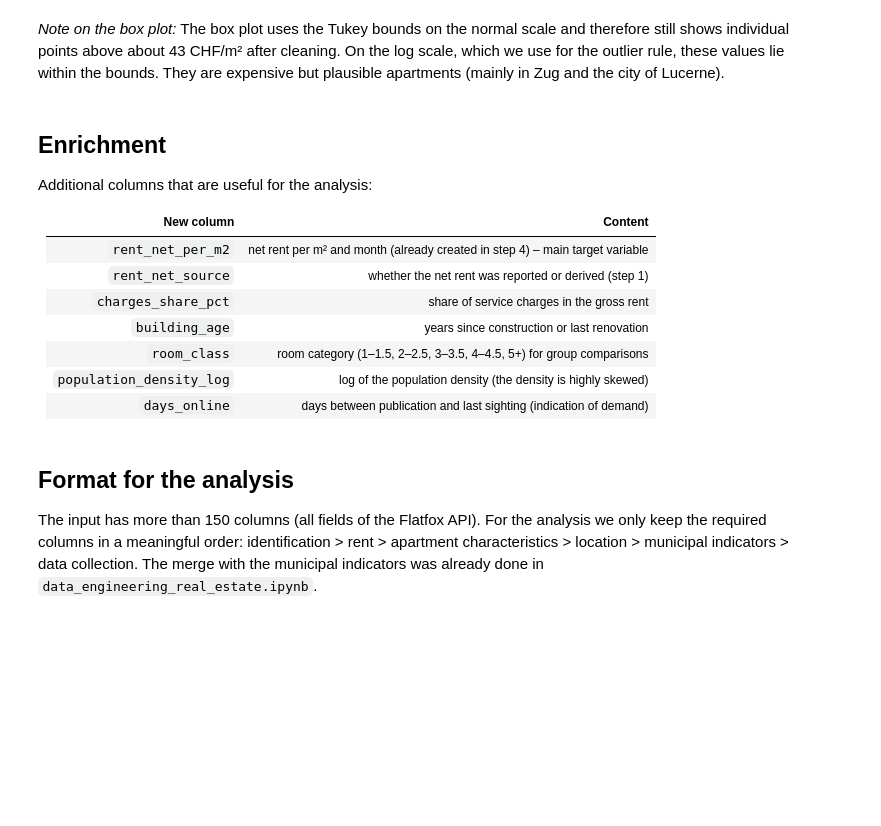
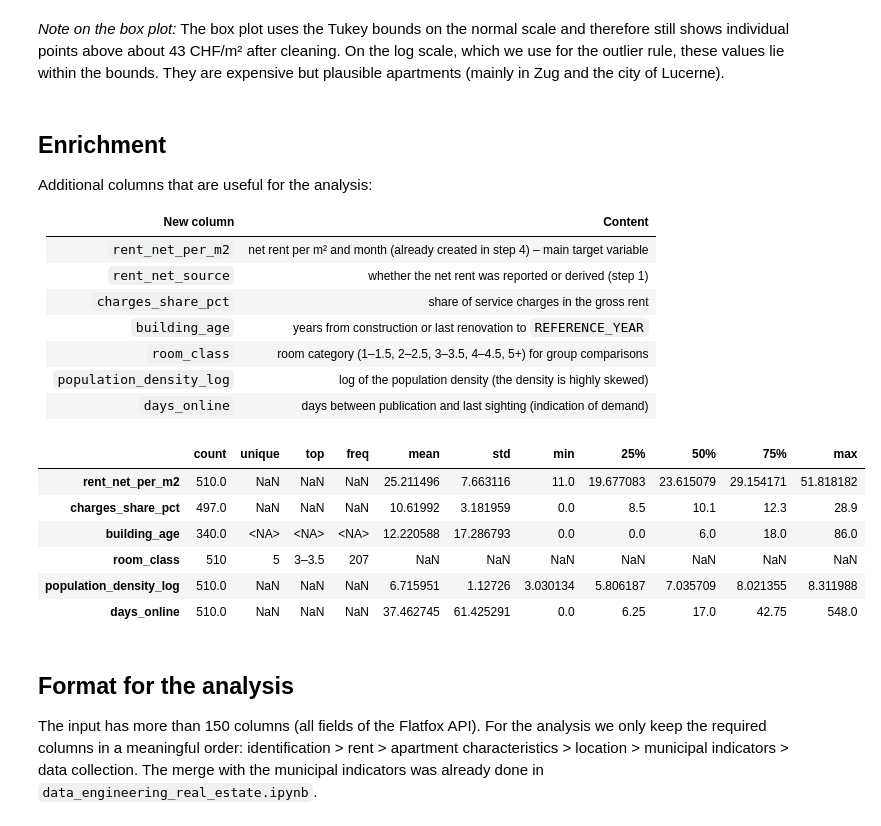
Before and after one commit to ruefeenr/CIP_HS26_204, a Jupyter notebook: scripts/data_cleaning_rentals.ipynb, the cells around one changed output. Saved outputs shown, nothing was run; the diff lists cells and outputs as text; code cells hidden in the pictures; blank space fills up the shorter version.

Commit message:
REFERENCE_YEAR statt fester Jahreszahlen; GeoPackage automatisch finden, Version und SHA-256 dokumentiert

```diff
--- a/scripts/data_cleaning_rentals.ipynb
+++ b/scripts/data_cleaning_rentals.ipynb
@@ -38,4 +38,7 @@ CENTRAL_CANTONS = ["LU", "UR", "SZ", "OW", "NW", "ZG"]
 plt.rcParams.update({"axes.spines.top": False, "axes.spines.right": False})
 
 raw = pd.read_csv(INPUT_FILE, low_memory=False)
-print(f"Loaded: {len(raw)} listings, {raw.shape[1]} columns")
+# Reference year for the building age and the plausible year built: end of the data collection.
+REFERENCE_YEAR = pd.to_datetime(raw["last_seen_at"], utc=True).dt.year.max()
+
+print(f"Loaded: {len(raw)} listings, {raw.shape[1]} columns, reference year {REFERENCE_YEAR}")
@@ -226,7 +344,7 @@ df = exclude(df, (df["rent_net"] <= 0) | (df["rent_charges"] >= df["rent_net"]),
 df = exclude(df, ~df["number_of_rooms"].between(1, 10), "3 Value ranges", "number of rooms outside 1–10")
 
 bad_floor = ~df["floor"].between(-1, 30) & df["floor"].notna()
-bad_year = ~df["year_built"].between(1500, 2027) & df["year_built"].notna()
+bad_year = ~df["year_built"].between(1500, REFERENCE_YEAR + 1) & df["year_built"].notna()
 print(f"Floor set to missing: {bad_floor.sum()} (values: {sorted(df.loc[bad_floor, 'floor'].tolist())})")
 print(f"Year built set to missing: {bad_year.sum()}")
 df.loc[bad_floor, "floor"] = pd.NA
@@ -279,25 +427,33 @@ Additional columns that are useful for the analysis:
 | `rent_net_per_m2` | net rent per m² and month (already created in step 4) – main target variable |
 | `rent_net_source` | whether the net rent was reported or derived (step 1) |
 | `charges_share_pct` | share of service charges in the gross rent |
-| `building_age` | years since construction or last renovation |
+| `building_age` | years from construction or last renovation to `REFERENCE_YEAR` |
 | `room_class` | room category (1–1.5, 2–2.5, 3–3.5, 4–4.5, 5+) for group comparisons |
 | `population_density_log` | log of the population density (the density is highly skewed) |
 | `days_online` | days between publication and last sighting (indication of demand) |
 # %%
 rent_gross_full = df["rent_gross"].fillna(df["rent_net"] + df["rent_charges"])
 df["charges_share_pct"] = (df["rent_charges"] / rent_gross_full * 100).round(1)
 
 last_year = df[["year_built", "year_renovated"]].max(axis=1)
-df["building_age"] = (2026 - last_year).clip(lower=0).astype("Int64")
+df["building_age"] = (REFERENCE_YEAR - last_year).clip(lower=0).astype("Int64")
 
 df["room_class"] = pd.cut(df["number_of_rooms"], bins=[0, 1.5, 2.5, 3.5, 4.5, 11],
                           labels=["1–1.5", "2–2.5", "3–3.5", "4–4.5", "5+"])
 
 df["population_density_log"] = np.log(df["population_density_productive"])
 
 df["days_online"] = (df["last_seen_at"] - df["published"]).dt.days
 
 df[["rent_net_per_m2", "charges_share_pct", "building_age", "room_class", "population_density_log", "days_online"]].describe(include="all").T
+# %% [output]
+|  | count | unique | top | freq | mean | std | min | 25% | 50% | 75% | max |
+| rent_net_per_m2 | 510.0 | NaN | NaN | NaN | 25.211496 | 7.663116 | 11.0 | 19.677083 | 23.615079 | 29.154171 | 51.818182 |
+| charges_share_pct | 497.0 | NaN | NaN | NaN | 10.61992 | 3.181959 | 0.0 | 8.5 | 10.1 | 12.3 | 28.9 |
+| building_age | 340.0 | <NA> | <NA> | <NA> | 12.220588 | 17.286793 | 0.0 | 0.0 | 6.0 | 18.0 | 86.0 |
+| room_class | 510 | 5 | 3–3.5 | 207 | NaN | NaN | NaN | NaN | NaN | NaN | NaN |
+| population_density_log | 510.0 | NaN | NaN | NaN | 6.715951 | 1.12726 | 3.030134 | 5.806187 | 7.035709 | 8.021355 | 8.311988 |
+| days_online | 510.0 | NaN | NaN | NaN | 37.462745 | 61.425291 | 0.0 | 6.25 | 17.0 | 42.75 | 548.0 |
 # %% [markdown]
 ## Format for the analysis
 
```
Also changed, not shown: parts of 16 cells of this notebook, 3 other files.
